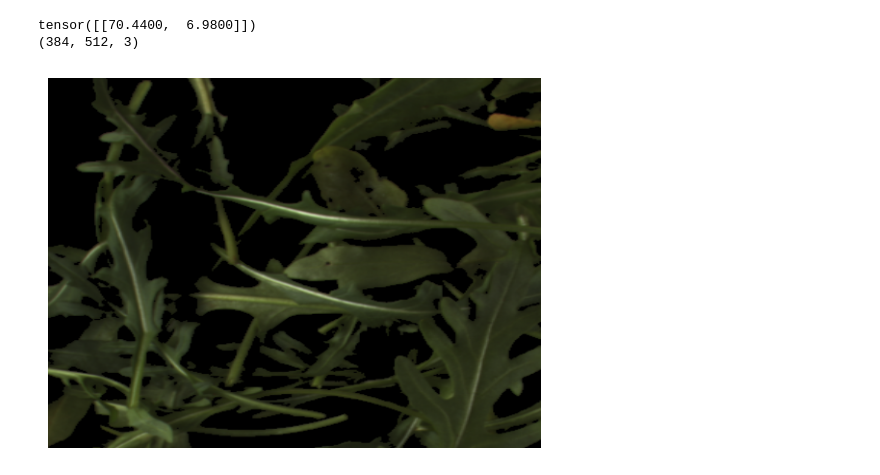
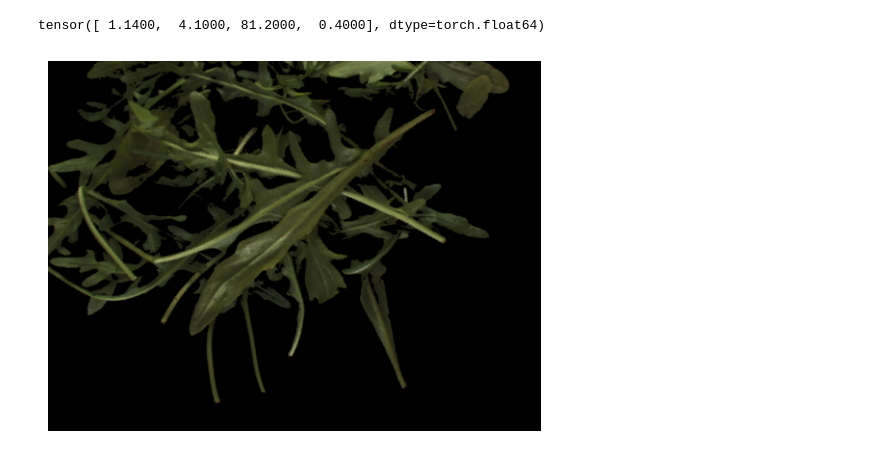
Before and after one commit to GianmarcoTurchiano/Agroalimentary-Quality-Control, a Jupyter notebook: notebooks/loader.ipynb, the cells around one changed output. Cells and saved outputs as stored; diff of their text form; code cells hidden in the pictures.

Commit message:
Split the dataset class in two, one for training and one for validation.

```diff
--- a/notebooks/loader.ipynb
+++ b/notebooks/loader.ipynb
@@ -6,5 +6,5 @@ from torch.utils.data import Dataset, DataLoader
 from tqdm import tqdm
 import matplotlib.pyplot as plt
 # %%
-csv_file_path = '../../dataset/data.csv'
+csv_file_path = '../../dataset/aug_splits/1/val.csv'
 pic_dir_path = '../../dataset/pictures'
@@ -51,0 +11,3 @@ class RocketDataset(Dataset):
+# %%
+df = pd.read_csv(csv_file_path)
+df.head()
@@ -52,19 +23,16 @@ class RocketDataset(Dataset):
 # %%
-dataset = RocketDataset(csv_file_path, pic_dir_path, ['chlorophyll', 'ammonia'], 0.5)
-loader = DataLoader(dataset)
+dataset = ContrastiveRocketDataset(df, 'ammonia', 'fname', 4, 0.5)
+loader = DataLoader(dataset, batch_size=4, shuffle=True)
 # %%
-for img, targets in tqdm(loader):
-    print(targets)
-    image_numpy = img.numpy()
-
-    print(image_numpy[0].shape)
-
-    plt.imshow(image_numpy[0])
+for current, anchor, negative, target in tqdm(loader):
+    print(target)
+    negative = negative[0]
+    negative = negative.permute(1, 2, 0)
+    plt.imshow(negative.numpy())
     plt.axis('off')
     plt.show()
 
     break
 # %% [output]
-tensor([[70.4400,  6.9800]])
-(384, 512, 3)
+tensor([ 1.1400,  4.1000, 81.2000,  0.4000], dtype=torch.float64)
-[figure, old version]
+[figure, new version]
```
Also changed, not shown: parts of 3 cells of this notebook, 4 other files.
